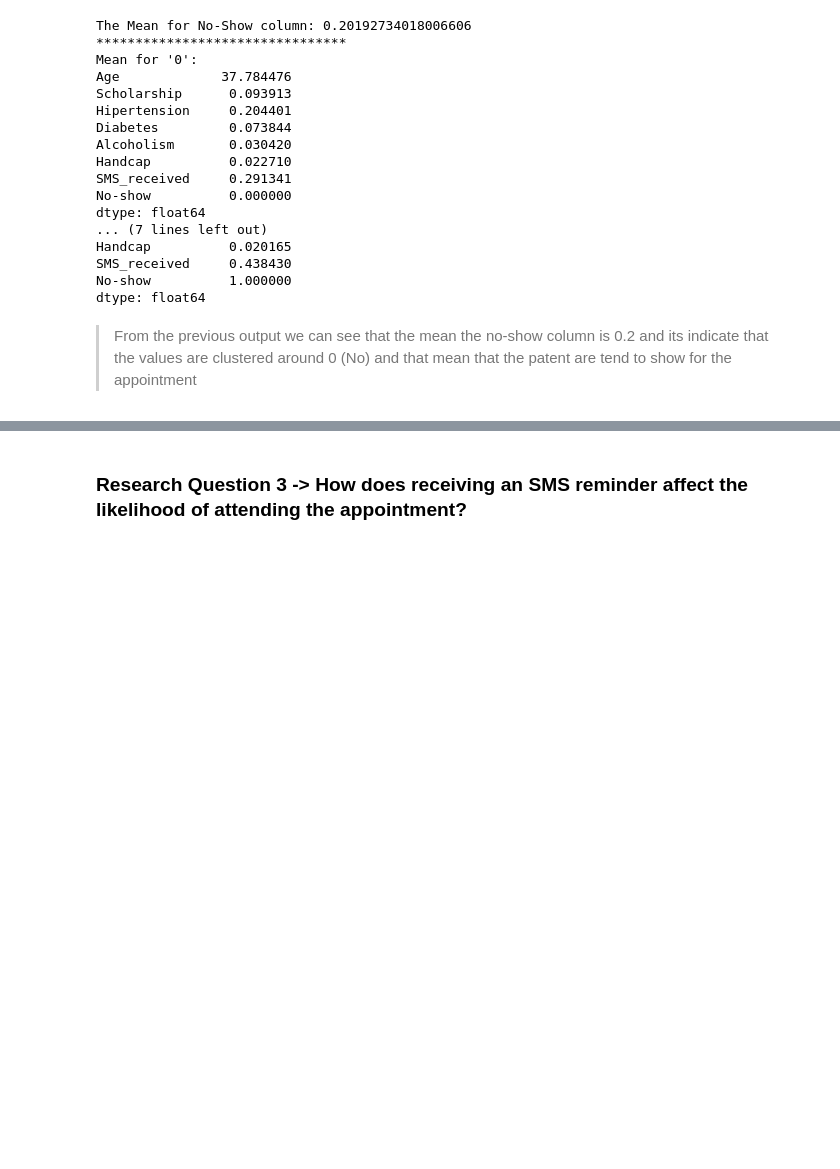
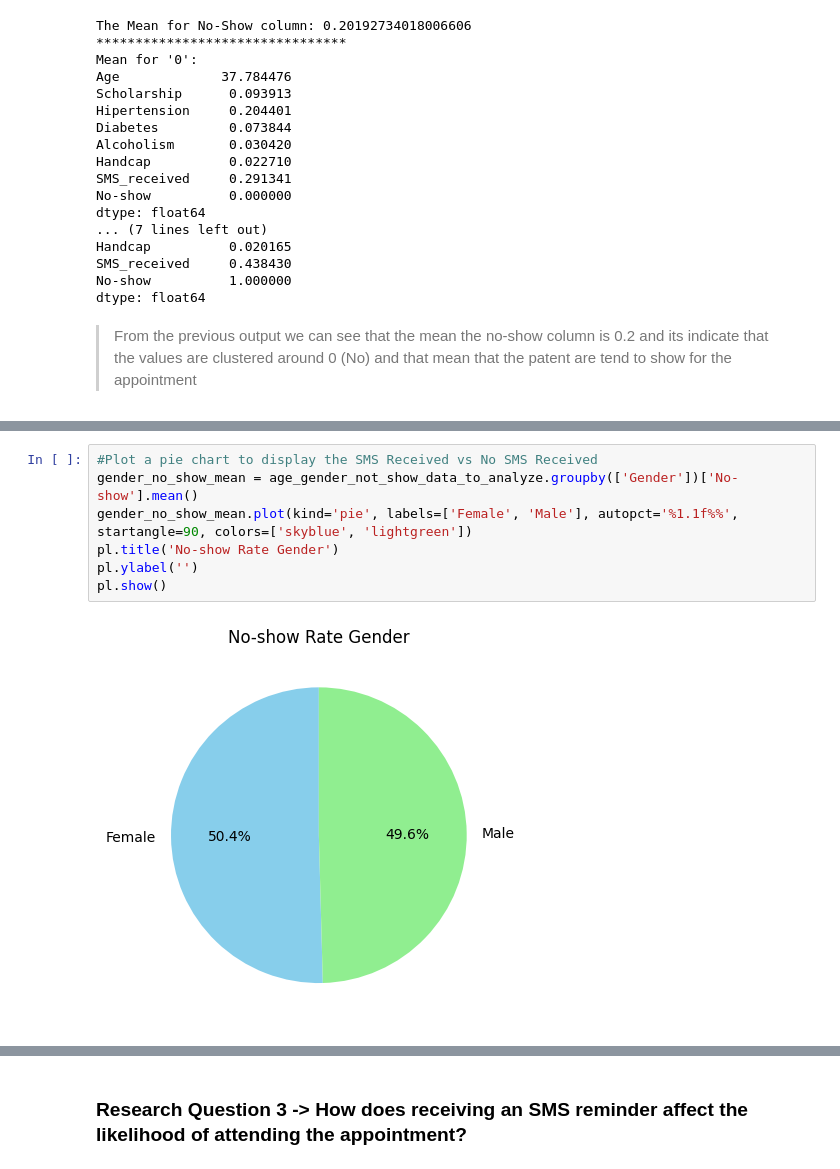
Before and after one commit to Rahaf0B/udacity-project1-Investigate-a-Dataset, a Jupyter notebook: Investigate_a_Dataset.ipynb, the cells around one changed output, grey strips where cells are left out. Cells and saved outputs as stored; diff of their text form; blank space fills up the shorter version.

```diff
--- a/Investigate_a_Dataset.ipynb
+++ b/Investigate_a_Dataset.ipynb
@@ -485,0 +483,9 @@ Name: No-show, dtype: float64
+# %%
+#Plot a pie chart to display the SMS Received vs No SMS Received
+gender_no_show_mean = age_gender_not_show_data_to_analyze.groupby(['Gender'])['No-show'].mean()
+gender_no_show_mean.plot(kind='pie', labels=['Female', 'Male'], autopct='%1.1f%%', startangle=90, colors=['skyblue', 'lightgreen'])
+pl.title('No-show Rate Gender')
+pl.ylabel('')
+pl.show()
+# %% [output]
+[figure, added]
```
Also changed, not shown: parts of 14 cells of this notebook, 1 other file.
